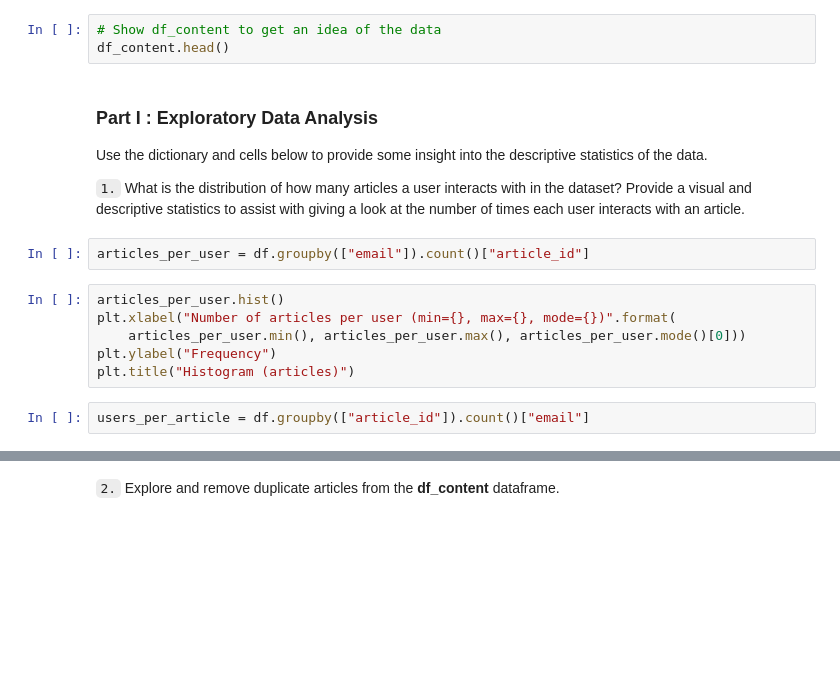
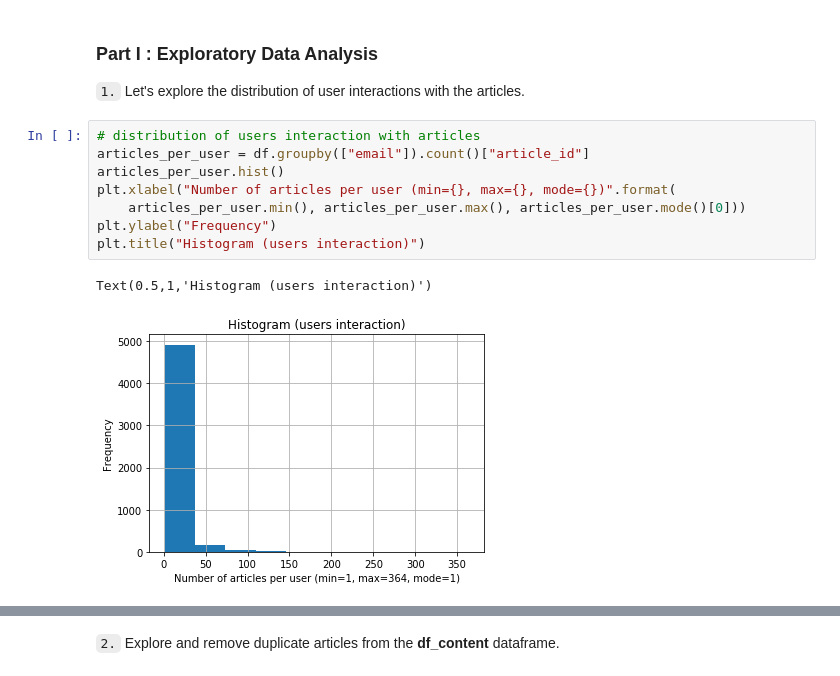
Before and after one commit to jeena72/recommendations-with-IBM, a Jupyter notebook: Recommendations_with_IBM.ipynb, the cells around one changed output, grey strips where cells are left out. Saved outputs shown, nothing was run; the diff lists cells and outputs as text; blank space fills up the shorter version.

```diff
--- a/Recommendations_with_IBM.ipynb
+++ b/Recommendations_with_IBM.ipynb
@@ -65,20 +47,16 @@ df_content.shape
-# %%
-# Show df_content to get an idea of the data
-df_content.head()
-# %% [markdown]
-### <a class="anchor" id="Exploratory-Data-Analysis">Part I : Exploratory Data Analysis</a>
-
-Use the dictionary and cells below to provide some insight into the descriptive statistics of the data.
-
-`1.` What is the distribution of how many articles a user interacts with in the dataset?  Provide a visual and descriptive statistics to assist with giving a look at the number of times each user interacts with an article.
-# %%
-articles_per_user = df.groupby(["email"]).count()["article_id"]
+# %% [markdown]
+### <a class="anchor" id="Exploratory-Data-Analysis">Part I : Exploratory Data Analysis</a>
+
+`1.` Let's explore the distribution of user interactions with the articles.
 # %%
+# distribution of users interaction with articles
+articles_per_user = df.groupby(["email"]).count()["article_id"]
 articles_per_user.hist()
 plt.xlabel("Number of articles per user (min={}, max={}, mode={})".format(
     articles_per_user.min(), articles_per_user.max(), articles_per_user.mode()[0]))
 plt.ylabel("Frequency")
-plt.title("Histogram (articles)")
+plt.title("Histogram (users interaction)")
+# %% [output]
+Text(0.5,1,'Histogram (users interaction)')
+[figure, added]
-# %%
-users_per_article = df.groupby(["article_id"]).count()["email"]
 # %%
```
Also changed, not shown: parts of 154 cells of this notebook.
